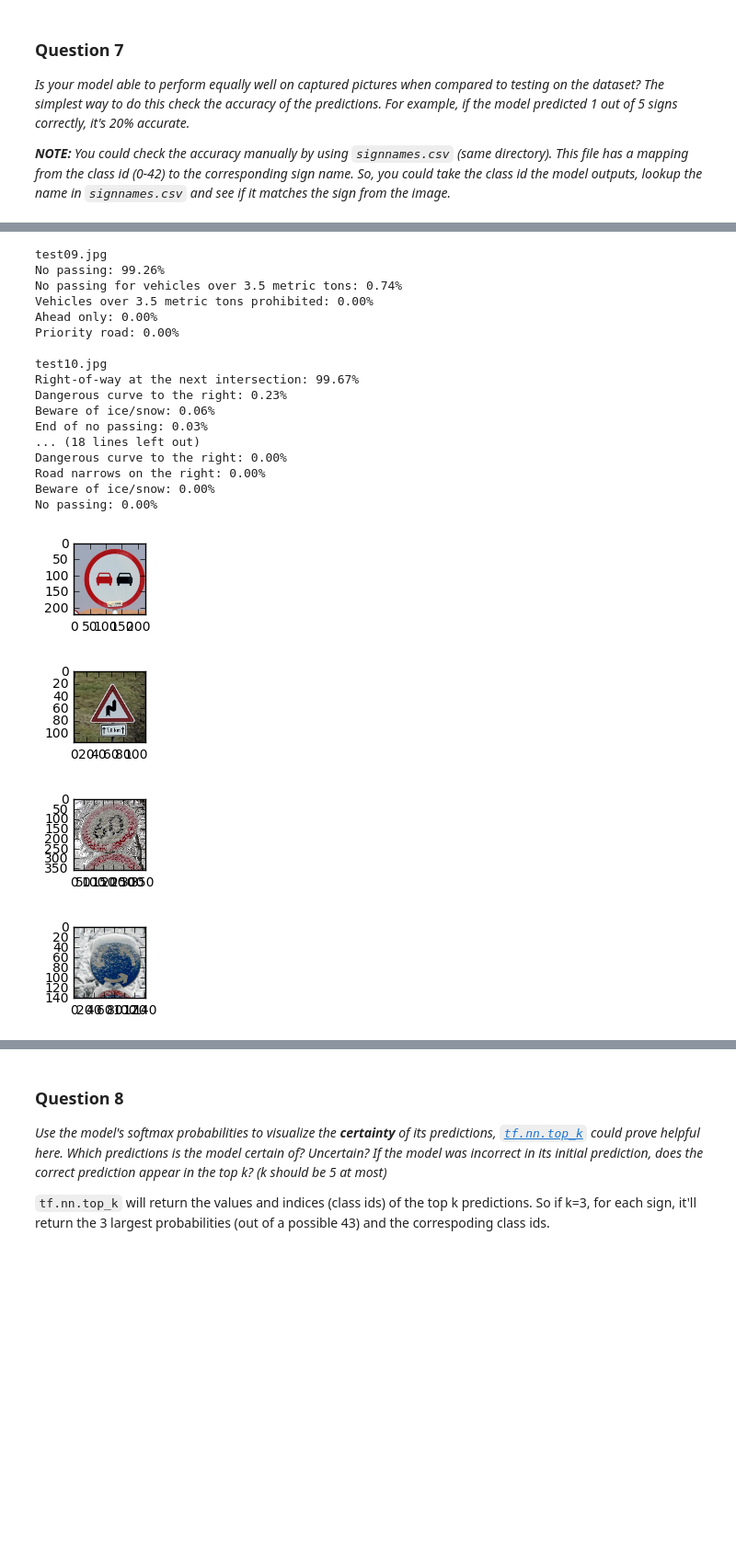
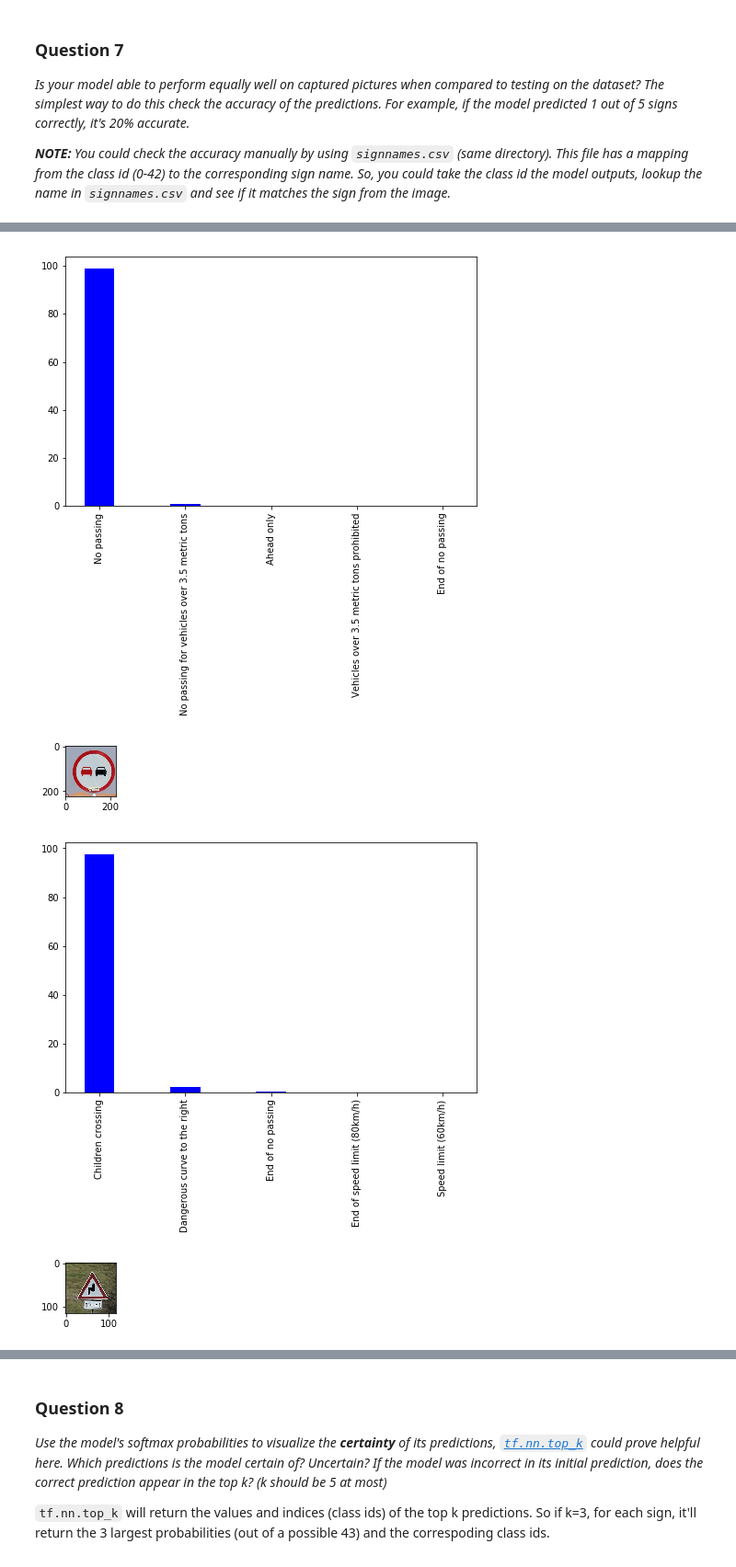
Before and after one commit to chilisy/CarND-Traffic-Sign-Classifier-Project, a Jupyter notebook: Traffic_Sign_Classifier.ipynb, the cells around one changed output, grey strips where cells are left out. Shown at 92% size. Drawn from its saved outputs; the diff is of its cells as text; code cells hidden in the pictures; blank space fills up the shorter version.

```diff
--- a/Traffic_Sign_Classifier.ipynb
+++ b/Traffic_Sign_Classifier.ipynb
@@ -462,8 +525,10 @@ def evaluate(X_data, y_data):
     return total_accuracy / num_examples
 # %%
 with tf.Session() as sess:
+    writer = tf.summary.FileWriter('./logs/CNN', graph = sess.graph)
+    #writer.add_graph(graph = sess.graph)
+
     sess.run(tf.global_variables_initializer())
-
 
     ep = np.array([])
     v_acc = np.array([])
@@ -490,6 +555,7 @@ with tf.Session() as sess:
         print("Test Accuracy = {:.5f}".format(test_accuracy))
         print()
 
+
         ep = np.append(ep, i+1)
         v_acc = np.append(v_acc, validation_accuracy)
         t_acc = np.append(t_acc, test_accuracy)
@@ -497,7 +563,7 @@ with tf.Session() as sess:
 
         if test_accuracy>best_try:
             best_try = test_accuracy
-            saver.save(sess, cwd+'/temp/lenet.ckpt')
+            saver.save(sess, cwd+'/logs/CNN/lenet.ckpt')
             print("Model saved")
 # %% [output]
 Training...
@@ -658,7 +725,7 @@ saver = tf.train.Saver()
 
 with tf.Session() as sess:
 
-    saver.restore(sess, cwd+'/temp/lenet.ckpt')
+    saver.restore(sess, cwd+'/logs/CNN/lenet.ckpt')
     print("Model loaded")
 
     test_accuracy = evaluate(X_test_processed, y_test)
@@ -694,0 +762,21 @@ test24.jpg: Children crossing
+# %%
+chosen_image_index = np.random.choice(X_test.shape[0], size=5)
+
+with tf.Session() as sess:
+
+    saver.restore(sess, cwd+'/logs/CNN/lenet.ckpt')
+    print("Model loaded")
+
+    test_accuracy = evaluate(X_test_processed, y_test)
+    print("Test Accuracy = {:.5f}".format(test_accuracy))
+
+    test_img_pred = sess.run(prediction, feed_dict={x:X_test_processed[chosen_image_index], keep_prob:kb})
+
+i = 0
+for img in X_test[chosen_image_index]:
+
+    print('prediction: ' + signnames[test_img_pred[i]])
+
+    plt.figure(figsize=(1,1))
+    plt.imshow(img)
+    i=i+1
@@ -711,7 +812,7 @@ prediction_softmax = softmax(logits)
 
 with tf.Session() as sess:
 
-    saver.restore(sess, cwd+'/temp/lenet.ckpt')
+    saver.restore(sess, cwd+'/logs/CNN/lenet.ckpt')
     print("Model loaded")
 
     test_accuracy = evaluate(X_test_processed, y_test)
@@ -724,36 +825,24 @@ Test Accuracy = 0.96888
 # %%
 i = 0
 for image_file in all_image_files:
 
     img = imread(cwd + folder_testimages + '/' + image_file)
-    print(image_file)
-    for j in range(pred_soft.indices[i].shape[0]):
-        print(signnames[pred_soft.indices[i][j]] + ": {:.2f}".format(pred_soft.values[i][j]*100) +'%')
 
-    print("")
+    #print(image_file)
+    #for j in range(pred_soft.indices[i].shape[0]):
+        #print(signnames[pred_soft.indices[i][j]] + ": {:.2f}".format(pred_soft.values[i][j]*100) +'%')
+    fig, ax = plt.subplots(figsize=(8, 5))
+    ax.bar(np.arange(5), pred_soft.values[i]*100, 0.35, color='b')
+    ax.set_xticks(np.arange(5) )
+    ax.set_xticklabels([signnames[j] for j in pred_soft.indices[i]], rotation='vertical')
 
     plt.figure(figsize=(1,1))
     plt.imshow(img)
+
+
     i=i+1
 # %% [output]
-test09.jpg
-No passing: 99.26%
-No passing for vehicles over 3.5 metric tons: 0.74%
-Vehicles over 3.5 metric tons prohibited: 0.00%
-Ahead only: 0.00%
-Priority road: 0.00%
-
-test10.jpg
-Right-of-way at the next intersection: 99.67%
-Dangerous curve to the right: 0.23%
-Beware of ice/snow: 0.06%
-End of no passing: 0.03%
-... (18 lines left out)
-Dangerous curve to the right: 0.00%
-Road narrows on the right: 0.00%
-Beware of ice/snow: 0.00%
-No passing: 0.00%
-[figure, old version]
+[figure, new version]
-[figure, old version]
+[figure, new version]
-[figure, old version]
+[figure, new version]
-[figure, old version]
+[figure, new version]
```
Also changed, not shown: parts of 18 cells of this notebook, 11 other files.
